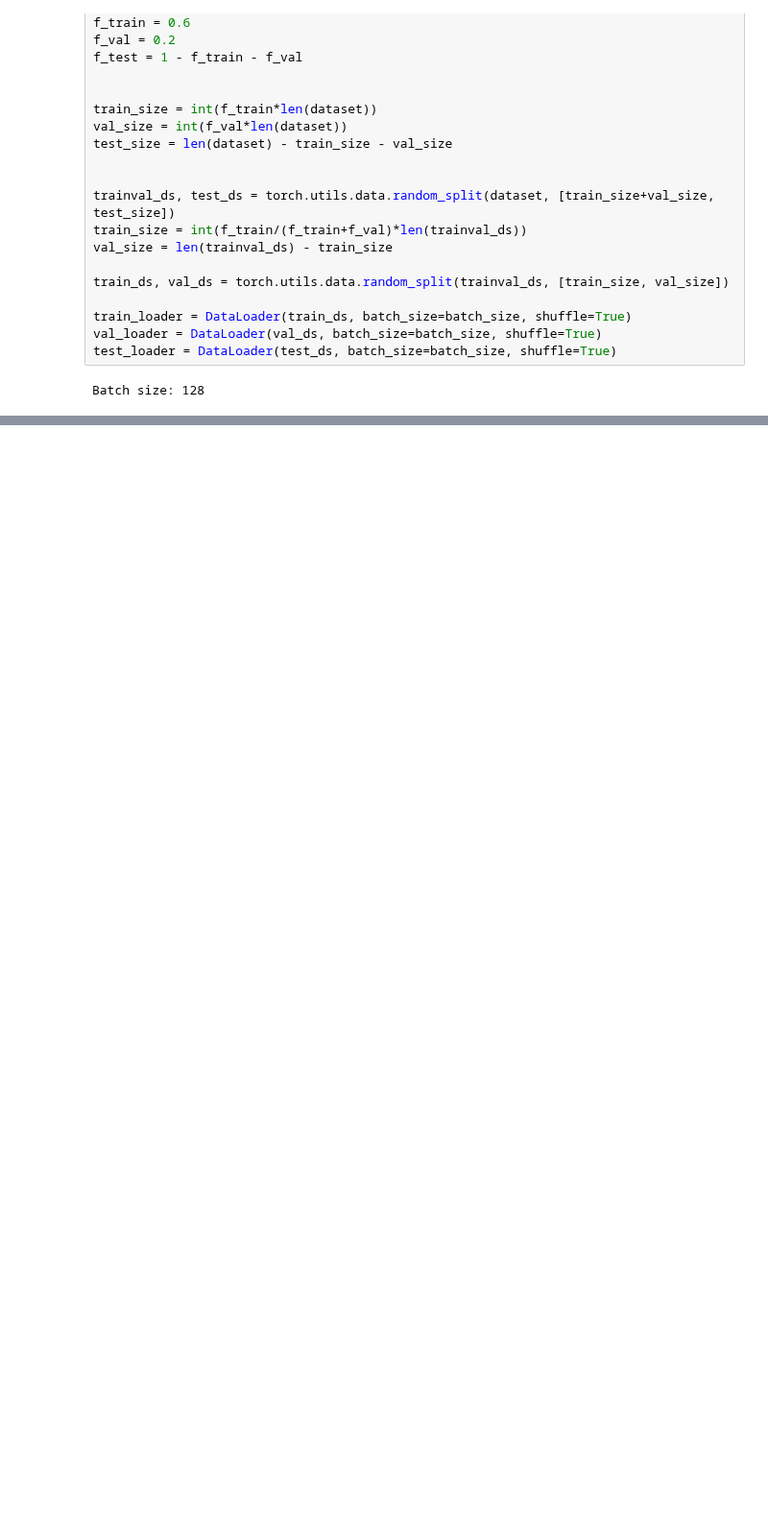
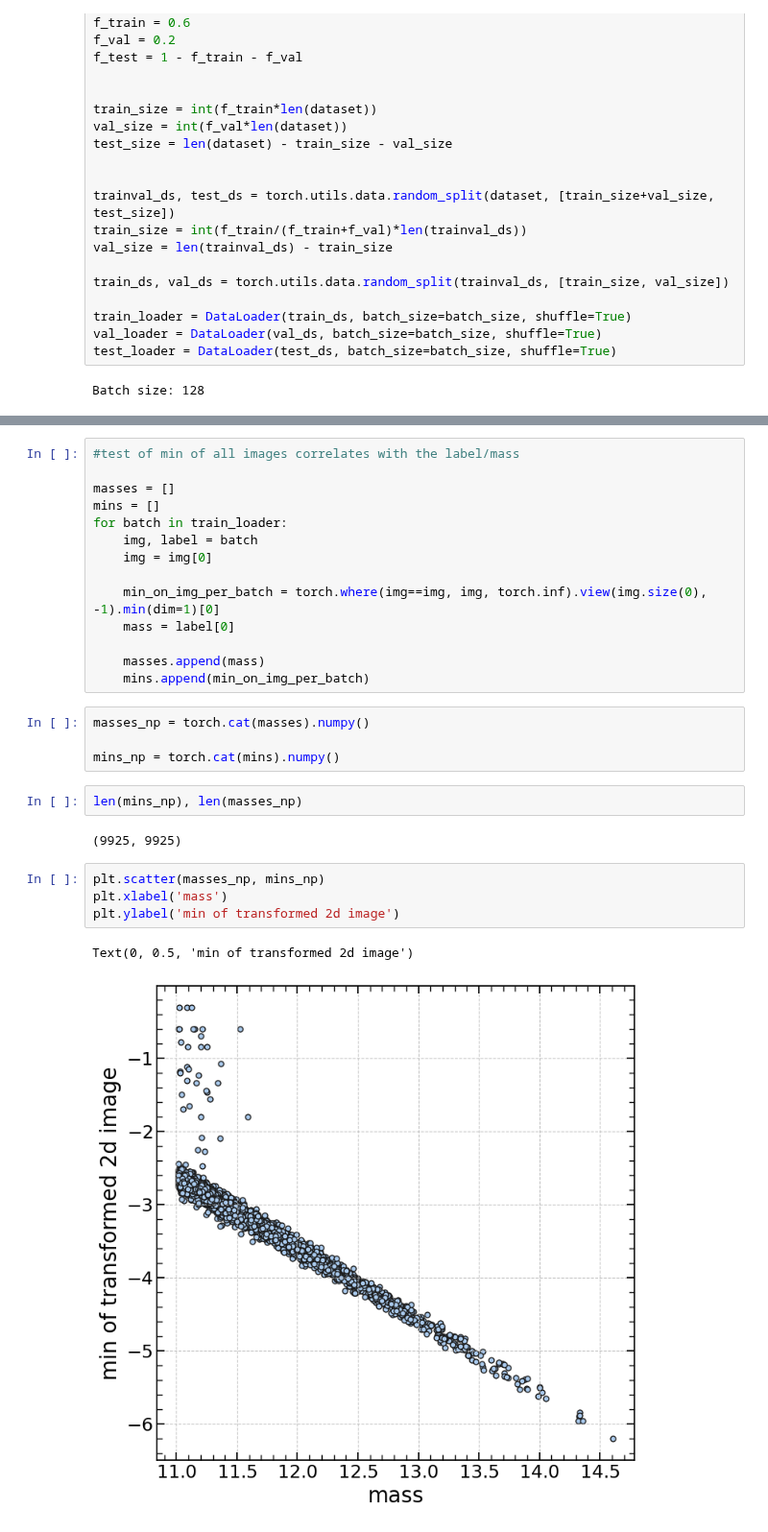
Before and after one commit to SergeiDBykov/self_supervised_halos, a Jupyter notebook: notebooks/1.1_2d_classification.ipynb, the cells around one changed output, grey strips where cells are left out. Shown at 96% size. Cells and saved outputs as stored; diff of their text form; blank space fills up the shorter version.

```diff
--- a/notebooks/1.1_2d_classification.ipynb
+++ b/notebooks/1.1_2d_classification.ipynb
@@ -124,0 +173,29 @@ pd.crosstab(result_df['true_class'], result_df['pred_class'])
+# %%
+#test of min of all images correlates with the label/mass
+
+masses = []
+mins = []
+for batch in train_loader:
+    img, label = batch
+    img = img[0]
+
+    min_on_img_per_batch = torch.where(img==img, img, torch.inf).view(img.size(0), -1).min(dim=1)[0]
+    mass = label[0]
+
+    masses.append(mass)
+    mins.append(min_on_img_per_batch)
+# %%
+masses_np = torch.cat(masses).numpy()
+
+mins_np = torch.cat(mins).numpy()
+# %%
+len(mins_np), len(masses_np)
+# %% [output]
+(9925, 9925)
+# %%
+plt.scatter(masses_np, mins_np)
+plt.xlabel('mass')
+plt.ylabel('min of transformed 2d image')
+# %% [output]
+Text(0, 0.5, 'min of transformed 2d image')
+[figure, added]
```
Also changed, not shown: parts of 9 cells of this notebook, 4 other files.
